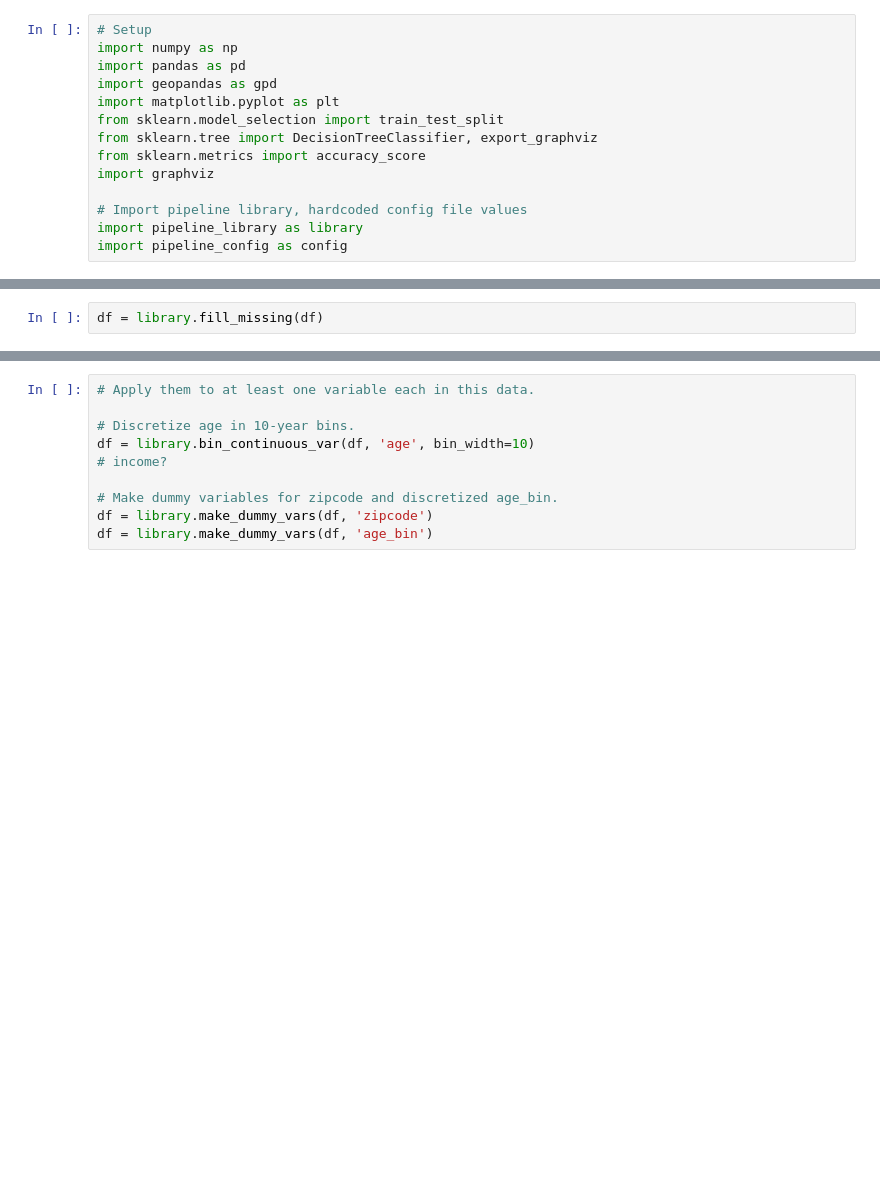
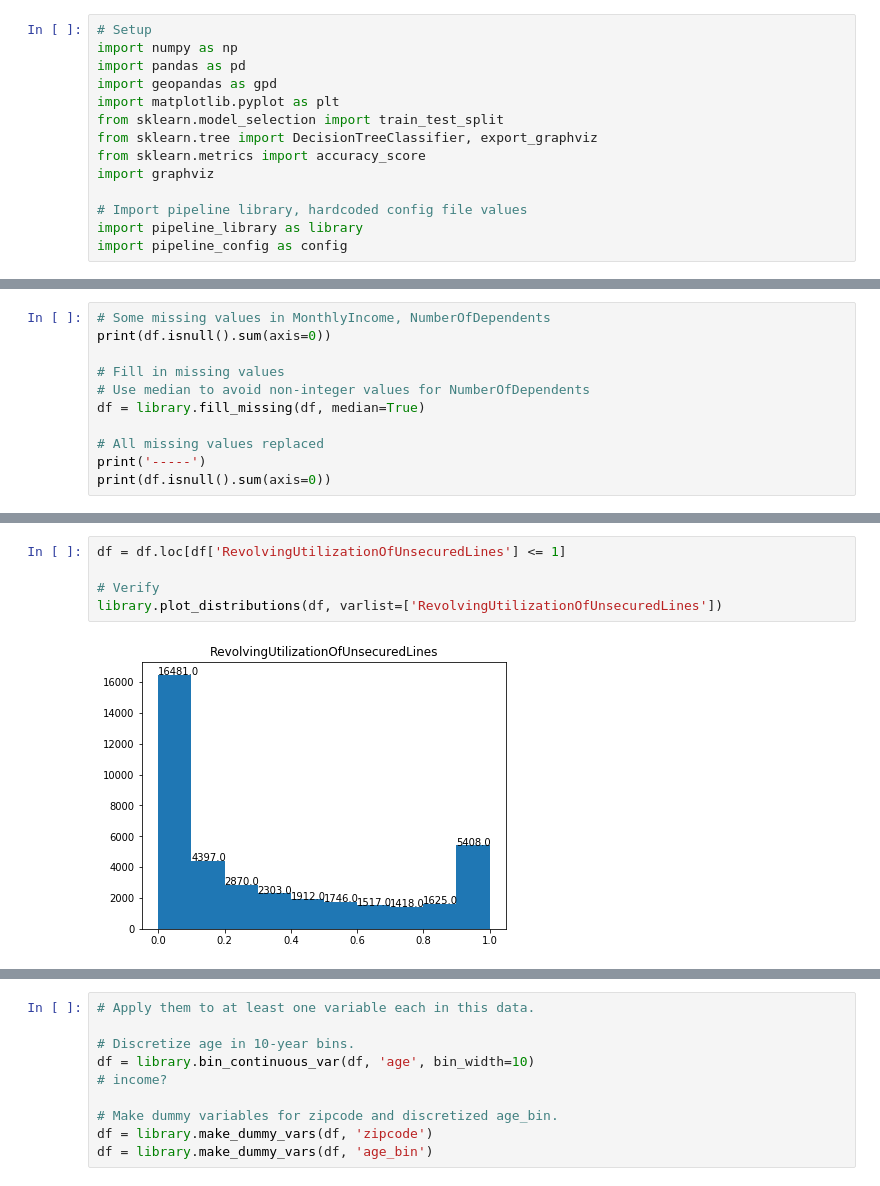
Before and after one commit to jtanwk/capp30254, a Jupyter notebook: HW2/Homework2_Tan.ipynb, the cells around one changed output, grey strips where cells are left out. Cells and saved outputs as stored; diff of their text form; blank space fills up the shorter version.

```diff
--- a/HW2/Homework2_Tan.ipynb
+++ b/HW2/Homework2_Tan.ipynb
@@ -70,2 +99,0 @@ For this assignment, you can limit this to filling in missing values for the var
-# %%
-df = library.fill_missing(df)
@@ -75,0 +138,11 @@ For this assignment, you should write one function that can discretize a continu
+# %%
+# Some missing values in MonthlyIncome, NumberOfDependents
+print(df.isnull().sum(axis=0))
+
+# Fill in missing values
+# Use median to avoid non-integer values for NumberOfDependents
+df = library.fill_missing(df, median=True)
+
+# All missing values replaced
+print('-----')
+print(df.isnull().sum(axis=0))
@@ -75,0 +173,7 @@ For this assignment, you should write one function that can discretize a continu
+# %%
+df = df.loc[df['RevolvingUtilizationOfUnsecuredLines'] <= 1]
+
+# Verify
+library.plot_distributions(df, varlist=['RevolvingUtilizationOfUnsecuredLines'])
+# %% [output]
+[figure, added]
```
Also changed, not shown: parts of 34 cells of this notebook, 6 other files.
